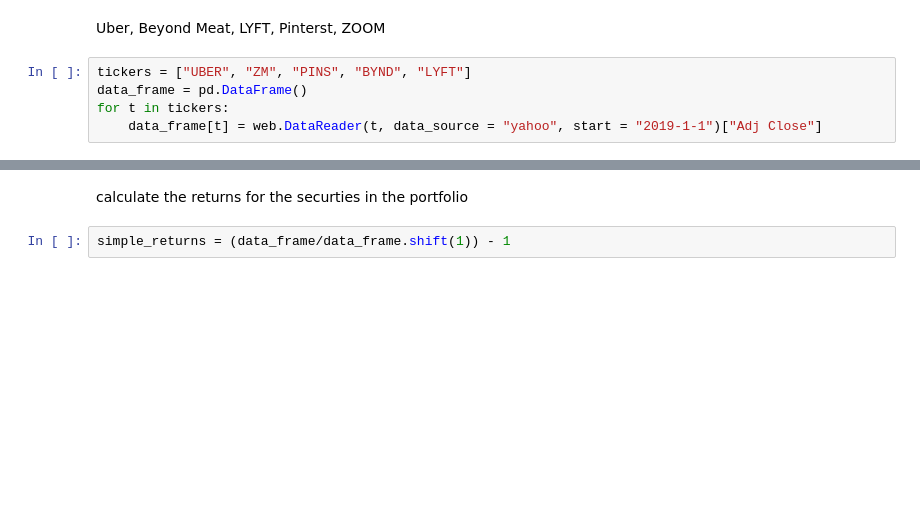
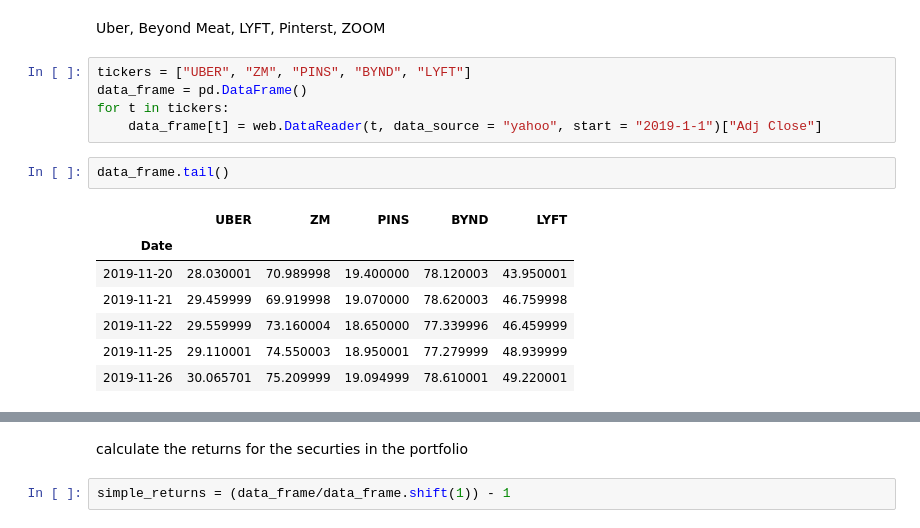
Before and after one commit to Berkat0789/Data_Analysis, a Jupyter notebook: Calculating Volatility amongst 5 2019 IPOs .ipynb, the cells around one changed output, grey strips where cells are left out. Drawn from its saved outputs; the diff is of its cells as text; blank space fills up the shorter version.

```diff
--- a/Calculating Volatility amongst 5 2019 IPOs .ipynb
+++ b/Calculating Volatility amongst 5 2019 IPOs .ipynb
@@ -12,6 +12,16 @@ tickers = ["UBER", "ZM", "PINS", "BYND", "LYFT"]
 data_frame = pd.DataFrame()
 for t in tickers:
     data_frame[t] = web.DataReader(t, data_source = "yahoo", start = "2019-1-1")["Adj Close"]
+# %%
+data_frame.tail()
+# %% [output]
+|  | UBER | ZM | PINS | BYND | LYFT |
+| Date |  |  |  |  |  |
+| 2019-11-20 | 28.030001 | 70.989998 | 19.400000 | 78.120003 | 43.950001 |
+| 2019-11-21 | 29.459999 | 69.919998 | 19.070000 | 78.620003 | 46.759998 |
+| 2019-11-22 | 29.559999 | 73.160004 | 18.650000 | 77.339996 | 46.459999 |
+| 2019-11-25 | 29.110001 | 74.550003 | 18.950001 | 77.279999 | 48.939999 |
+| 2019-11-26 | 30.065701 | 75.209999 | 19.094999 | 78.610001 | 49.220001 |
 # %%
 data_frame.info()
 # %% [output]
```
Also changed, not shown: parts of 22 cells of this notebook, 4 other files.
